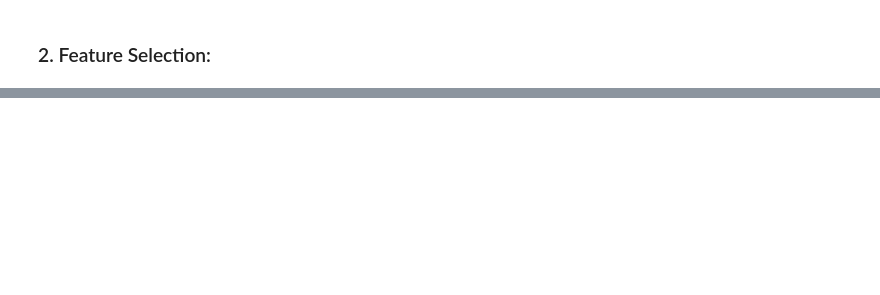
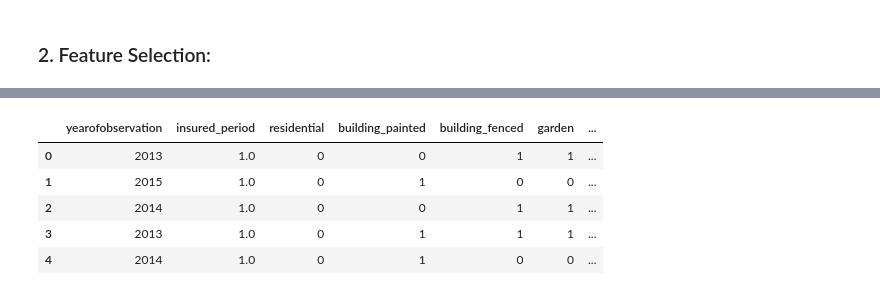
Before and after one commit to umasongo/ML-Assignment-2, a Jupyter notebook: Predictive Modeling for Insurance Claims.ipynb, the cells around one changed output, grey strips where cells are left out. Saved outputs shown, nothing was run; the diff lists cells and outputs as text; code cells hidden in the pictures; blank space fills up the shorter version.

```diff
--- a/Predictive Modeling for Insurance Claims.ipynb
+++ b/Predictive Modeling for Insurance Claims.ipynb
@@ -145,0 +152,3 @@ test_data
+# %%
+test_data.columns = test_data.columns.str.strip().str.replace(' ', '_').str.lower()
+test_data.columns
@@ -199,0 +220,19 @@ plt.show()
+# %%
+# Encoding the catedorical  variables
+from sklearn.preprocessing import LabelEncoder
+label_encoder = LabelEncoder()
+
+# Encode categorical columns
+columns = ["building_painted", "building_fenced", "garden", "settlement"]
+for column in columns:
+    train_data[column] = label_encoder.fit_transform(train_data[column])
+    test_data[column] = label_encoder.fit_transform(test_data[column])
+
+train_data.head()
+# %% [output]
+|  | yearofobservation | insured_period | residential | building_painted | building_fenced | garden | ... |
+| 0 | 2013 | 1.0 | 0 | 0 | 1 | 1 | ... |
+| 1 | 2015 | 1.0 | 0 | 1 | 0 | 0 | ... |
+| 2 | 2014 | 1.0 | 0 | 0 | 1 | 1 | ... |
+| 3 | 2013 | 1.0 | 0 | 1 | 1 | 1 | ... |
+| 4 | 2014 | 1.0 | 0 | 1 | 0 | 0 | ... |
```
Also changed, not shown: parts of 21 cells of this notebook.
